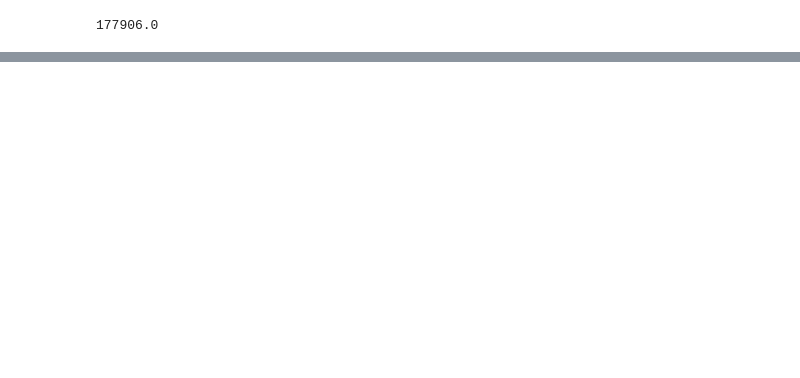
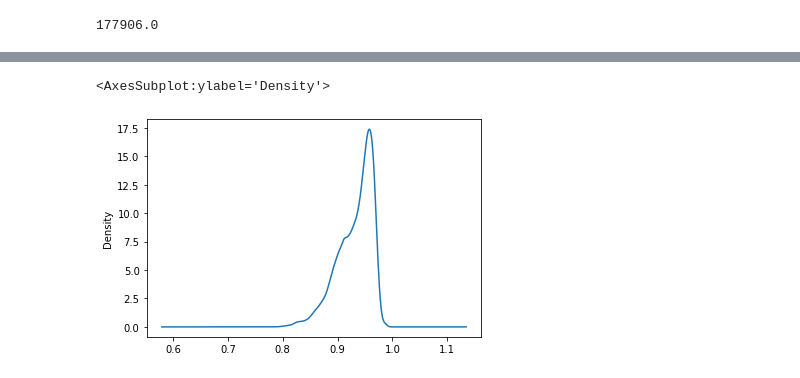
Before and after one commit to colombelli/gat-cancer-staging, a Jupyter notebook: notebooks/stellargraph gat.ipynb, the cells around one changed output, grey strips where cells are left out. Drawn from its saved outputs; the diff is of its cells as text; code cells hidden in the pictures; blank space fills up the shorter version.

```diff
--- a/notebooks/stellargraph gat.ipynb
+++ b/notebooks/stellargraph gat.ipynb
@@ -214,0 +232,5 @@ defaultdict(int,
+# %%
+df_patients['weight'].plot.kde()
+# %% [output]
+<AxesSubplot:ylabel='Density'>
+[figure, added]
```
Also changed, not shown: parts of 6 cells of this notebook.
